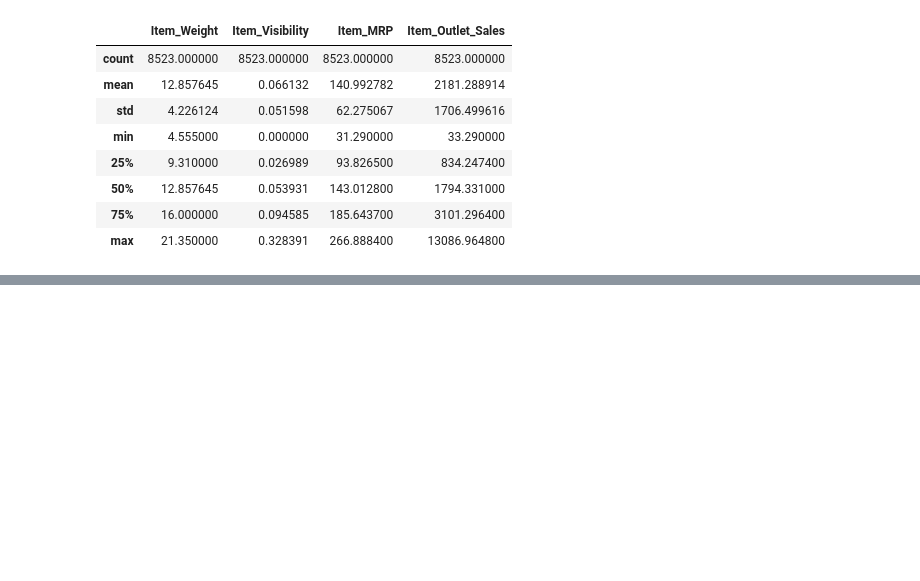
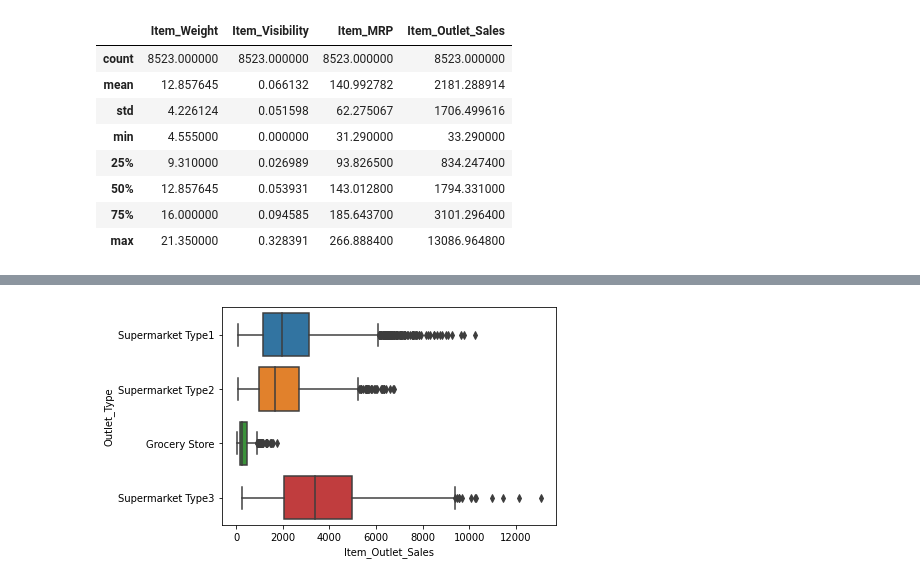
Before and after one commit to thinkinchicken/food-sales-predictions, a Jupyter notebook: Sales_Predictions.ipynb, the cells around one changed output, grey strips where cells are left out. Drawn from its saved outputs; the diff is of its cells as text; code cells hidden in the pictures; blank space fills up the shorter version.

```diff
--- a/Sales_Predictions.ipynb
+++ b/Sales_Predictions.ipynb
@@ -198,0 +240,5 @@ Index(['Item_Weight', 'Item_Visibility', 'Item_MRP', 'Item_Outlet_Sales'], dtype
+# %%
+#Box plotting Location Type and Item sales for each
+sns.boxplot(x=sales_predictions['Item_Outlet_Sales'], y = sales_predictions['Outlet_Type']);
+# %% [output]
+[figure, added]
```
Also changed, not shown: parts of 10 cells of this notebook.
